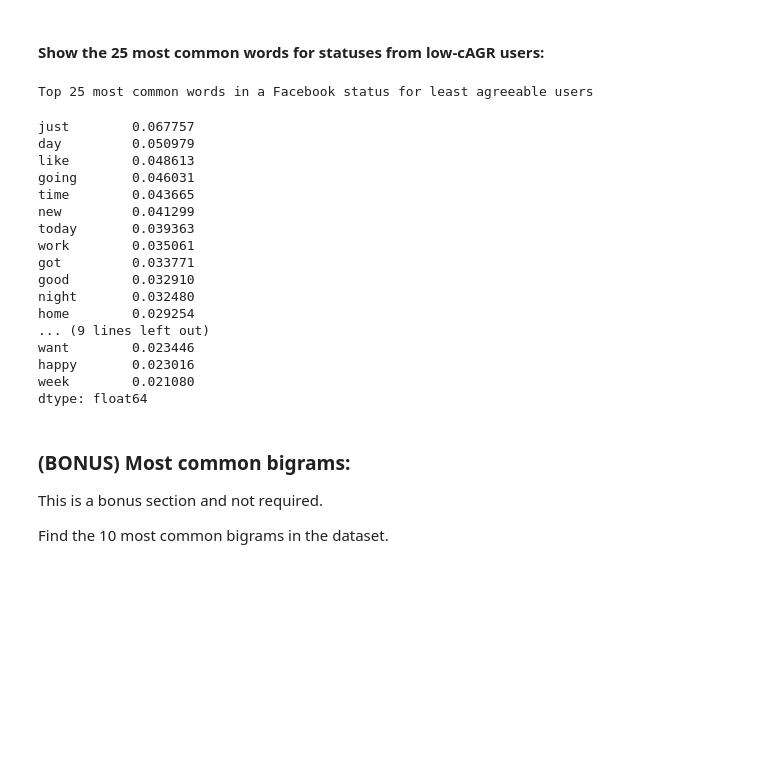
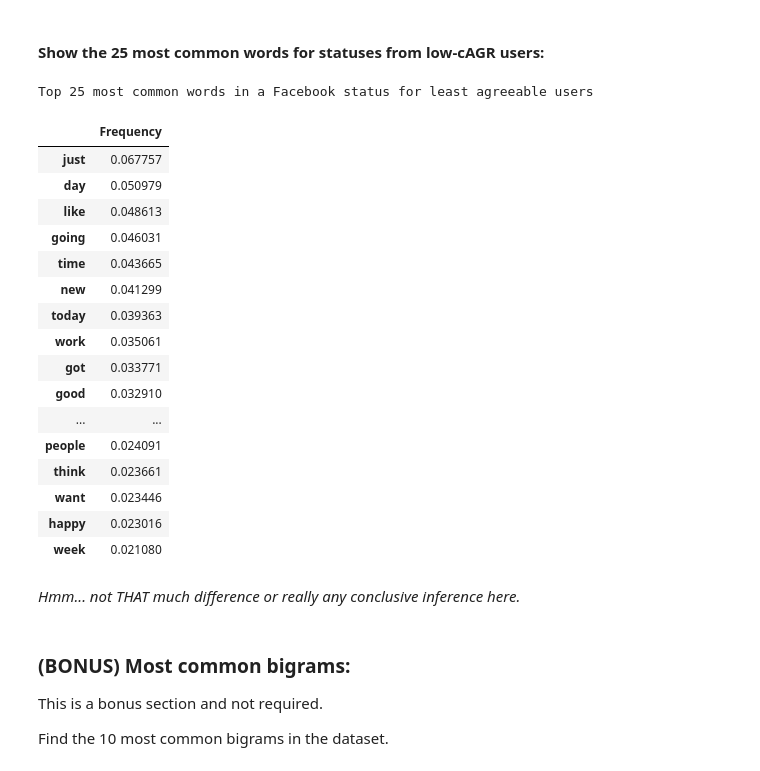
Before and after one commit to cotica/facebook-status-parser, a Jupyter notebook: lab-5-02-NLP-personality-types-starter-code.ipynb, the cells around one changed output. Saved outputs shown, nothing was run; the diff lists cells and outputs as text; code cells hidden in the pictures; blank space fills up the shorter version.

```diff
--- a/lab-5-02-NLP-personality-types-starter-code.ipynb
+++ b/lab-5-02-NLP-personality-types-starter-code.ipynb
@@ -747,28 +747,30 @@ dtype: float64
 # %%
 print('Top 25 most common words in a Facebook status for least agreeable users')
 
 
-text_and_scores[text_and_scores['cAGR'] == 'n'][cvec.get_feature_names()].mean(
-).sort_values(ascending=False).head(25)[1:]
+pd.DataFrame(text_and_scores[text_and_scores['cAGR'] == 'n'][cvec.get_feature_names()].mean(
+).sort_values(ascending=False).head(25)[1:], columns=['Frequency'])
 # %% [output]
 Top 25 most common words in a Facebook status for least agreeable users
-just        0.067757
-day         0.050979
-like        0.048613
-going       0.046031
-time        0.043665
-new         0.041299
-today       0.039363
-work        0.035061
-got         0.033771
-good        0.032910
-night       0.032480
-home        0.029254
-... (9 lines left out)
-want        0.023446
-happy       0.023016
-week        0.021080
-dtype: float64
+|  | Frequency |
+| just | 0.067757 |
+| day | 0.050979 |
+| like | 0.048613 |
+| going | 0.046031 |
+| time | 0.043665 |
+| new | 0.041299 |
+| today | 0.039363 |
+| work | 0.035061 |
+| got | 0.033771 |
+| good | 0.032910 |
+| ... | ... |
+| people | 0.024091 |
+| think | 0.023661 |
+| want | 0.023446 |
+| happy | 0.023016 |
+| week | 0.021080 |
+# %% [markdown]
+_Hmm... not THAT much difference or really any conclusive inference here._
 # %% [markdown]
 ### (BONUS) Most common bigrams:
 
```
Also changed, not shown: parts of 6 cells of this notebook.
